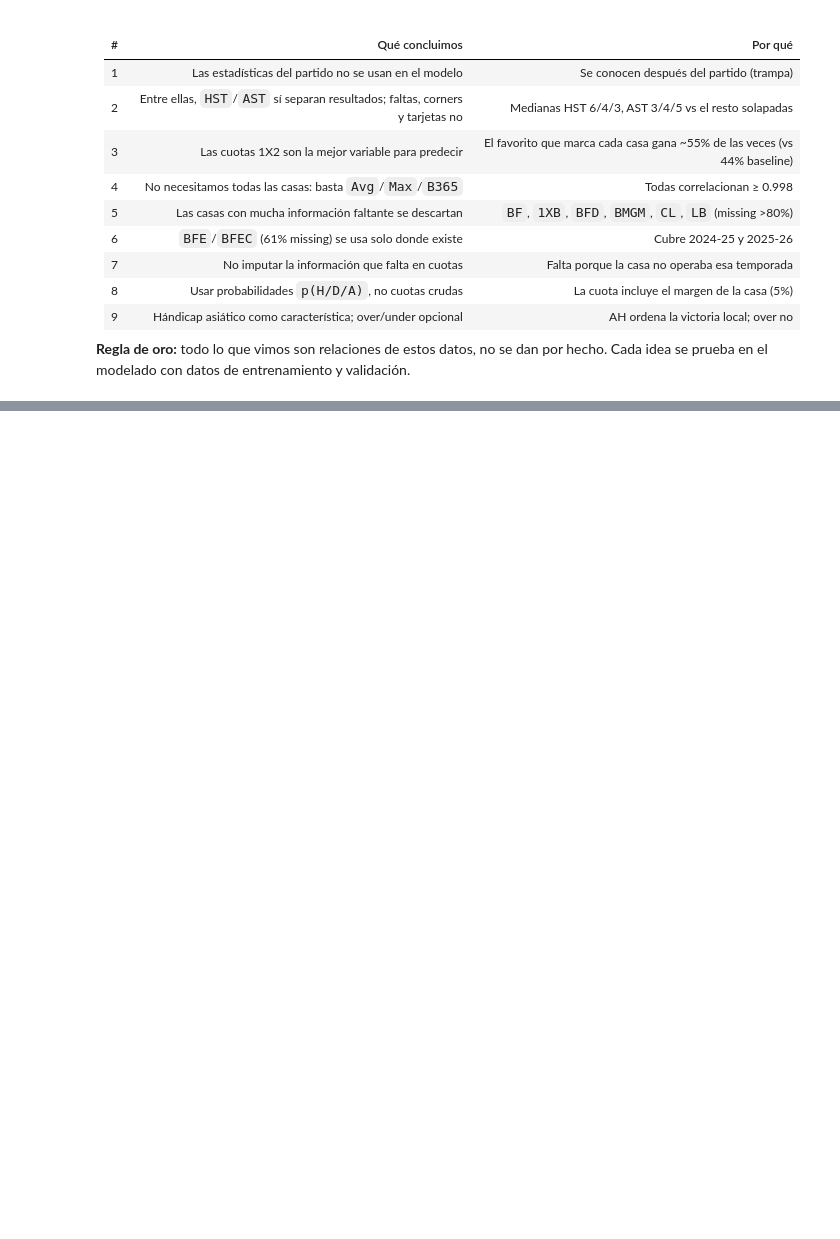
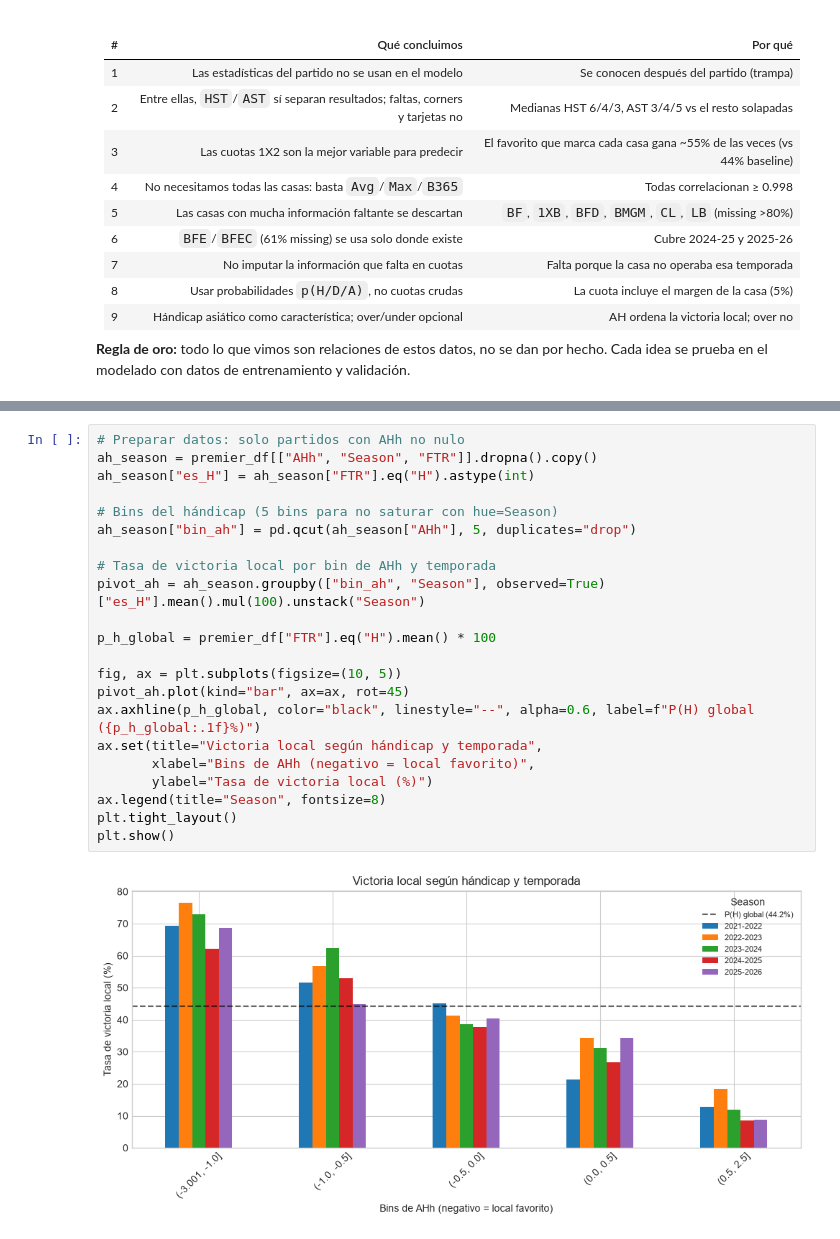
Before and after one commit to errodd/premier_league_football_predictor, a Jupyter notebook: notebooks/EDA.ipynb, the cells around one changed output, grey strips where cells are left out. Cells and saved outputs as stored; diff of their text form; blank space fills up the shorter version.

```diff
--- a/notebooks/EDA.ipynb
+++ b/notebooks/EDA.ipynb
@@ -1521,0 +1589,24 @@ Cada idea se prueba en el modelado con datos de entrenamiento y validación.
+# %%
+# Preparar datos: solo partidos con AHh no nulo
+ah_season = premier_df[["AHh", "Season", "FTR"]].dropna().copy()
+ah_season["es_H"] = ah_season["FTR"].eq("H").astype(int)
+
+# Bins del hándicap (5 bins para no saturar con hue=Season)
+ah_season["bin_ah"] = pd.qcut(ah_season["AHh"], 5, duplicates="drop")
+
+# Tasa de victoria local por bin de AHh y temporada
+pivot_ah = ah_season.groupby(["bin_ah", "Season"], observed=True)["es_H"].mean().mul(100).unstack("Season")
+
+p_h_global = premier_df["FTR"].eq("H").mean() * 100
+
+fig, ax = plt.subplots(figsize=(10, 5))
+pivot_ah.plot(kind="bar", ax=ax, rot=45)
+ax.axhline(p_h_global, color="black", linestyle="--", alpha=0.6, label=f"P(H) global ({p_h_global:.1f}%)")
+ax.set(title="Victoria local según hándicap y temporada",
+       xlabel="Bins de AHh (negativo = local favorito)",
+       ylabel="Tasa de victoria local (%)")
+ax.legend(title="Season", fontsize=8)
+plt.tight_layout()
+plt.show()
+# %% [output]
+[figure, added]
```
Also changed, not shown: parts of 13 cells of this notebook.
